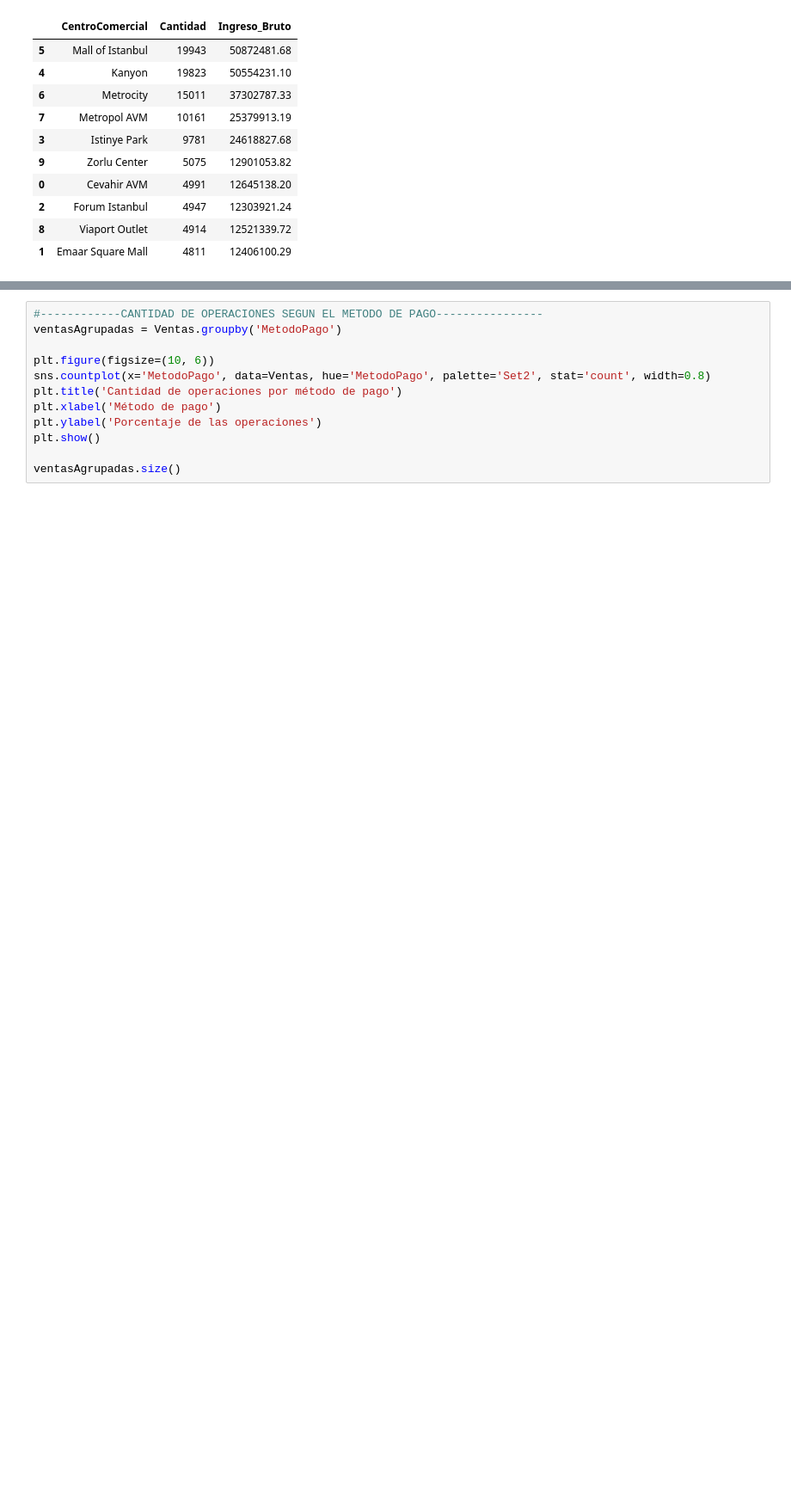
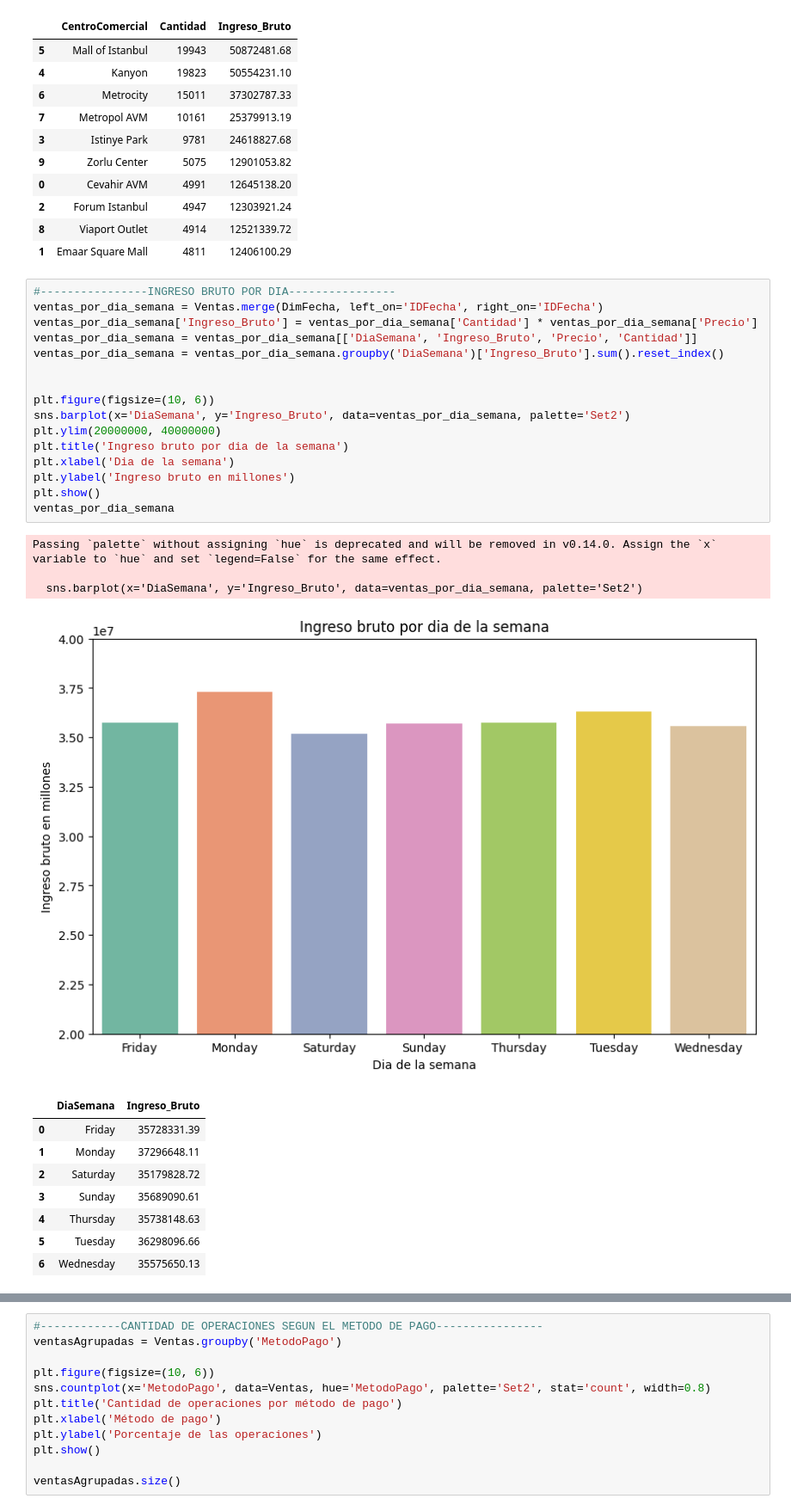
Before and after one commit to juancursed/ProyectoCienciaDatos, a Jupyter notebook: proyecto.ipynb, the cells around one changed output, grey strips where cells are left out. Shown at 86% size. Cells and saved outputs as stored; diff of their text form; blank space fills up the shorter version.

```diff
--- a/proyecto.ipynb
+++ b/proyecto.ipynb
@@ -166,4 +166,33 @@ ventasTienda
 | 2 | Forum Istanbul | 4947 | 12303921.24 |
 | 8 | Viaport Outlet | 4914 | 12521339.72 |
 | 1 | Emaar Square Mall | 4811 | 12406100.29 |
+# %%
+#----------------INGRESO BRUTO POR DIA----------------
+ventas_por_dia_semana = Ventas.merge(DimFecha, left_on='IDFecha', right_on='IDFecha')
+ventas_por_dia_semana['Ingreso_Bruto'] = ventas_por_dia_semana['Cantidad'] * ventas_por_dia_semana['Precio']
+ventas_por_dia_semana = ventas_por_dia_semana[['DiaSemana', 'Ingreso_Bruto', 'Precio', 'Cantidad']]
+ventas_por_dia_semana = ventas_por_dia_semana.groupby('DiaSemana')['Ingreso_Bruto'].sum().reset_index()
+
+
+plt.figure(figsize=(10, 6))
+sns.barplot(x='DiaSemana', y='Ingreso_Bruto', data=ventas_por_dia_semana, palette='Set2')
+plt.ylim(20000000, 40000000)
+plt.title('Ingreso bruto por dia de la semana')
+plt.xlabel('Dia de la semana')
+plt.ylabel('Ingreso bruto en millones')
+plt.show()
+ventas_por_dia_semana
+# %% [output]
+Passing `palette` without assigning `hue` is deprecated and will be removed in v0.14.0. Assign the `x` variable to `hue` and set `legend=False` for the same effect.
+
+  sns.barplot(x='DiaSemana', y='Ingreso_Bruto', data=ventas_por_dia_semana, palette='Set2')
+[figure, added]
+|  | DiaSemana | Ingreso_Bruto |
+| 0 | Friday | 35728331.39 |
+| 1 | Monday | 37296648.11 |
+| 2 | Saturday | 35179828.72 |
+| 3 | Sunday | 35689090.61 |
+| 4 | Thursday | 35738148.63 |
+| 5 | Tuesday | 36298096.66 |
+| 6 | Wednesday | 35575650.13 |
 # %%
```
Also changed, not shown: parts of 1 cell of this notebook.
